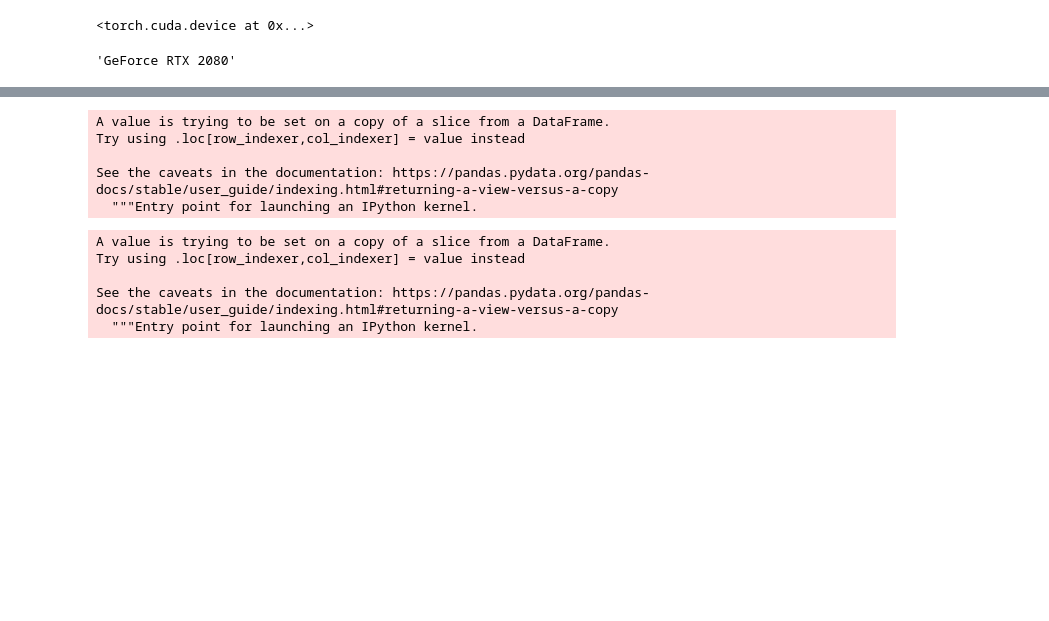
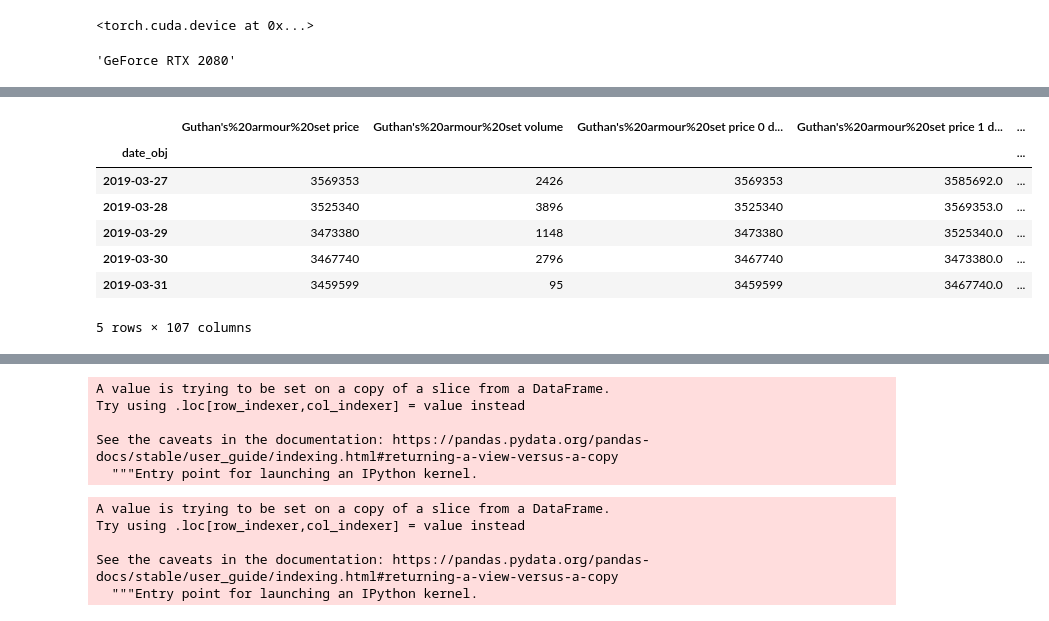
Before and after one commit to ebbitten/OSBuddy, a Jupyter notebook: osrs_wiki.ipynb, the cells around one changed output, grey strips where cells are left out. Cells and saved outputs as stored; diff of their text form; code cells hidden in the pictures; blank space fills up the shorter version.

```diff
--- a/osrs_wiki.ipynb
+++ b/osrs_wiki.ipynb
@@ -203,0 +244,11 @@ trimmed_df.shape
+# %%
+trimmed_df.head()
+# %% [output]
+|  | Guthan's%20armour%20set price | Guthan's%20armour%20set volume | Guthan's%20armour%20set price 0 d... | Guthan's%20armour%20set price 1 d... | ... |
+| date_obj |  |  |  |  | ... |
+| 2019-03-27 | 3569353 | 2426 | 3569353 | 3585692.0 | ... |
+| 2019-03-28 | 3525340 | 3896 | 3525340 | 3569353.0 | ... |
+| 2019-03-29 | 3473380 | 1148 | 3473380 | 3525340.0 | ... |
+| 2019-03-30 | 3467740 | 2796 | 3467740 | 3473380.0 | ... |
+| 2019-03-31 | 3459599 | 95 | 3459599 | 3467740.0 | ... |
+5 rows × 107 columns
```
Also changed, not shown: parts of 58 cells of this notebook, 19 other files.
